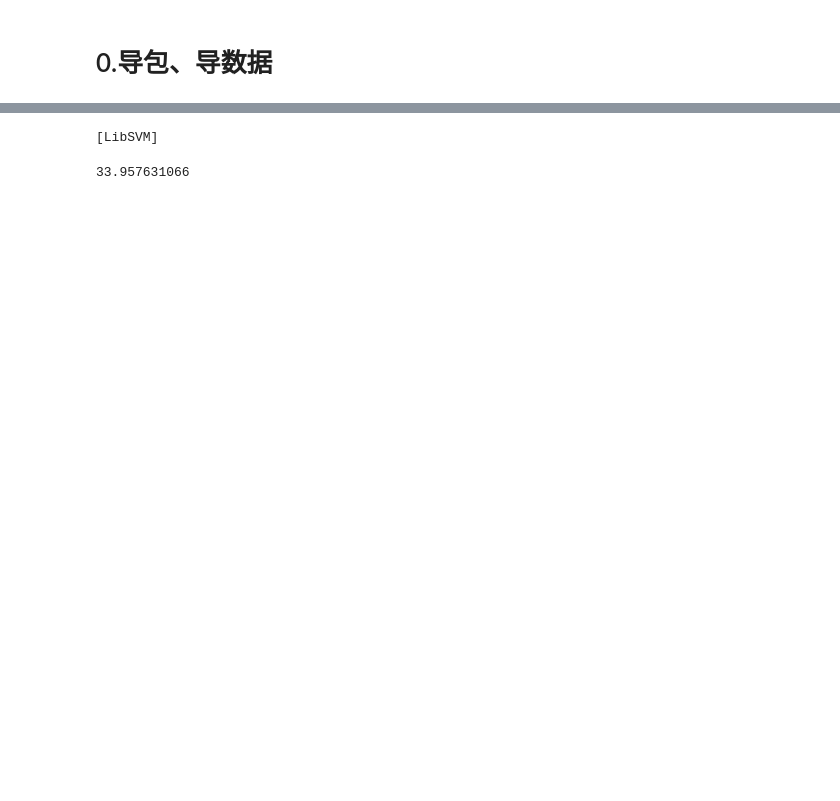
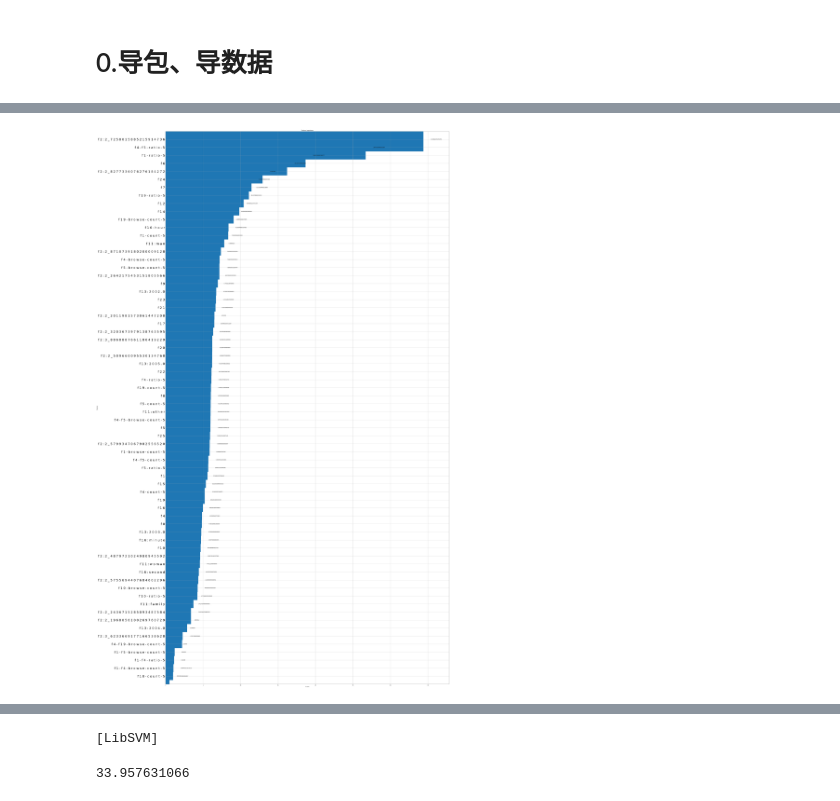
Before and after one commit to glqglq/data_mining_competition, a Jupyter notebook: IJCAI18/3.jupyter/4.TrainModels.ipynb, the cells around one changed output, grey strips where cells are left out. Drawn from its saved outputs; the diff is of its cells as text; code cells hidden in the pictures; blank space fills up the shorter version.

```diff
--- a/IJCAI18/3.jupyter/4.TrainModels.ipynb
+++ b/IJCAI18/3.jupyter/4.TrainModels.ipynb
@@ -107,0 +204,8 @@ feature_test.drop(['f1-f4-ratio', 'f1-f5-ratio', 'f4-f5-ratio', 'f4-f19-ratio','
+# %%
+ax = plt.subplot(111)
+plt.yticks(fontsize=30)
+ax = xgb.plot_importance(bst,ax,importance_type = 'gain',height  = 3)
+fig = ax.figure
+fig.set_size_inches(50, 100)
+# %% [output]
+[figure, added]
```
Also changed, not shown: parts of 26 cells of this notebook, 2 other files.
